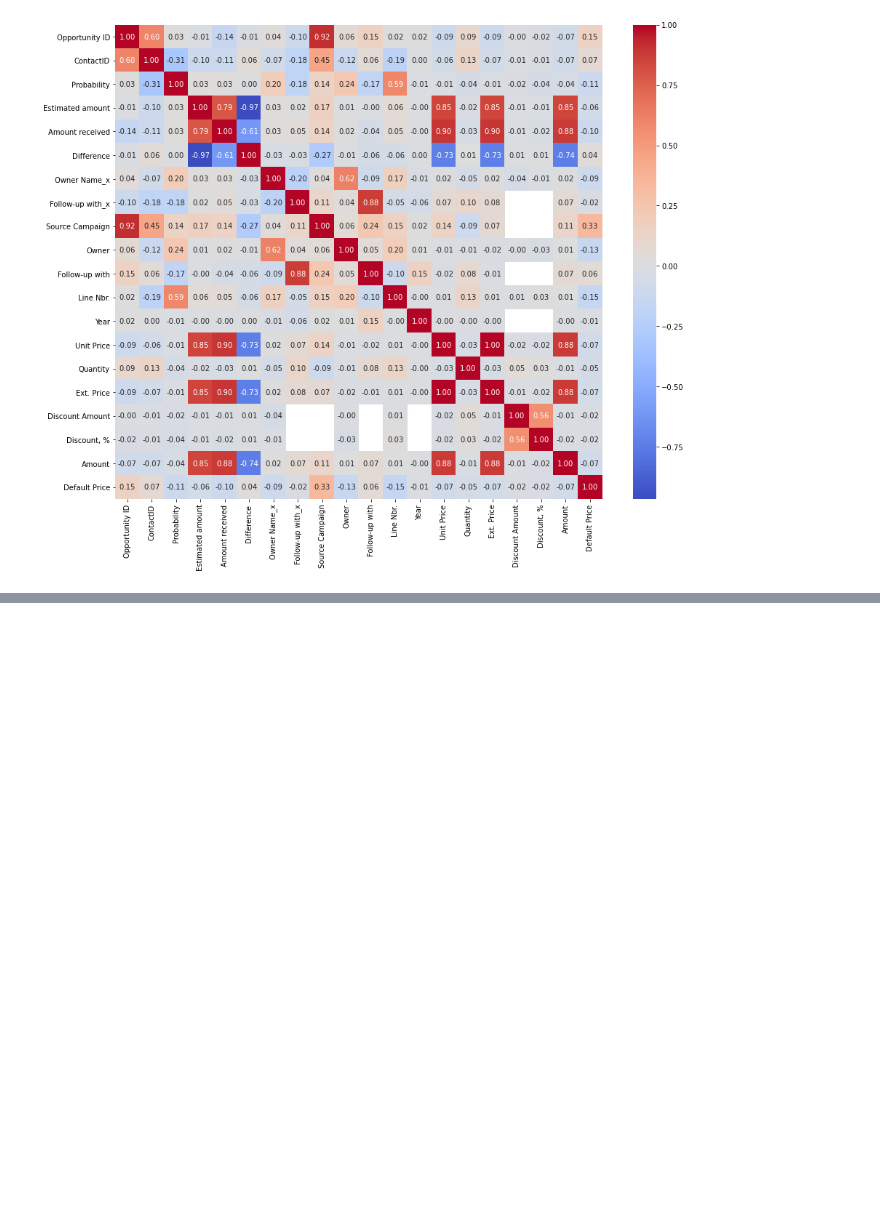
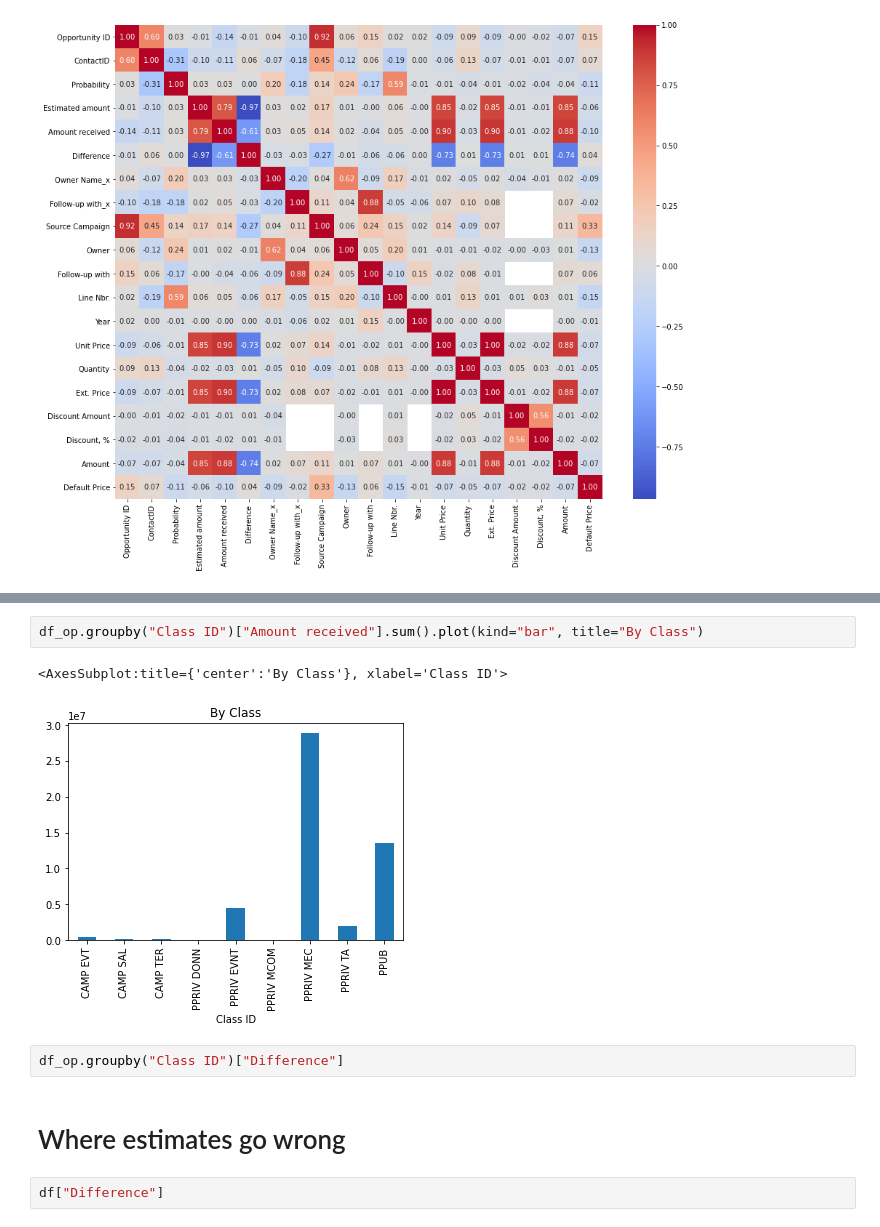
Before and after one commit to dfgparis23/Team-1, a Jupyter notebook: JoinData.ipynb, the cells around one changed output, grey strips where cells are left out. Saved outputs shown, nothing was run; the diff lists cells and outputs as text; blank space fills up the shorter version.

```diff
--- a/JoinData.ipynb
+++ b/JoinData.ipynb
@@ -255,0 +548,11 @@ sns.heatmap(corr_matrix, annot=True, cmap="coolwarm", fmt=".2f",)
+# %%
+df_op.groupby("Class ID")["Amount received"].sum().plot(kind="bar", title="By Class")
+# %% [output]
+<AxesSubplot:title={'center':'By Class'}, xlabel='Class ID'>
+[figure, added]
+# %%
+df_op.groupby("Class ID")["Difference"]
+# %% [markdown]
+# Where estimates go wrong
+# %%
+df["Difference"]
```
Also changed, not shown: parts of 40 cells of this notebook, 1 other file.
